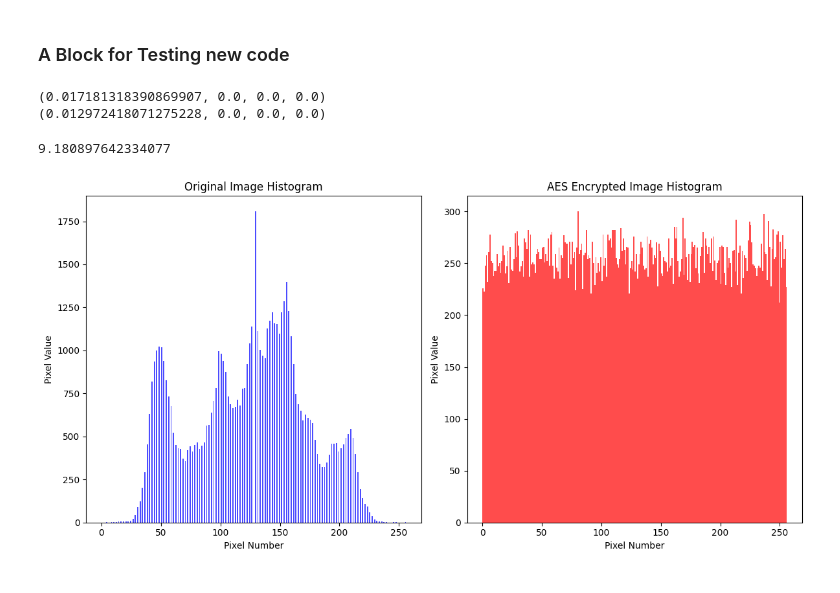
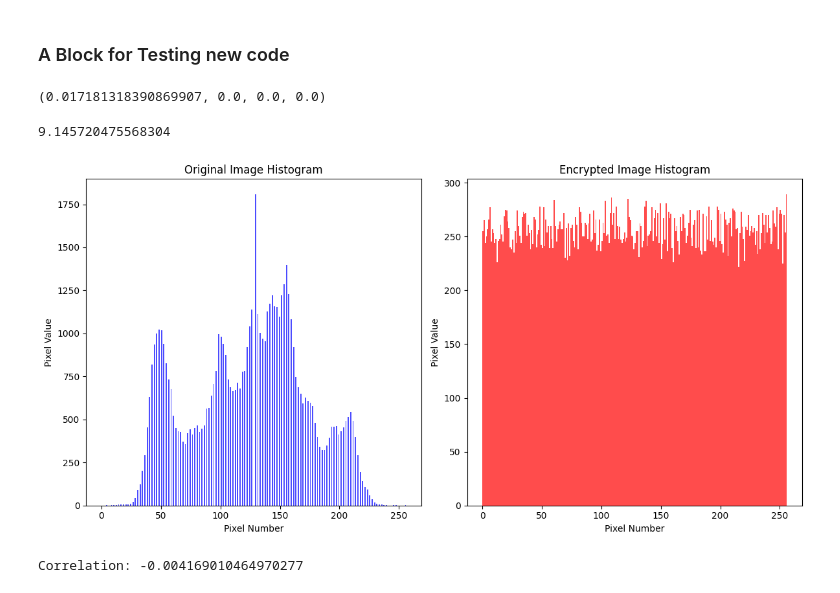
Before and after one commit to Hydra-Slayer/Image-encryption-using-Chaotic-Map, a Jupyter notebook: Project1.ipynb, the cells around one changed output. Drawn from its saved outputs; the diff is of its cells as text; code cells hidden in the pictures.

```diff
--- a/Project1.ipynb
+++ b/Project1.ipynb
@@ -354,13 +298,13 @@ def getSSISM(I1, I2):
     return ssim
 
 image_mat1,shape1 = flatten_image('lena_grayscale.png')
-image_mat3,shape3 = flatten_image('aes_encrypted_image.png')
 image_mat2,shape2 = flatten_image('xor_first_time.png')
 print(getSSISM(image_mat1,image_mat2))
-print(getSSISM(image_mat1,image_mat3))
+
+# image_mat3,shape3 = flatten_image('aes_encrypted_image.png')
+# print(getSSISM(image_mat1,image_mat3))
 # %% [output]
 (0.017181318390869907, 0.0, 0.0, 0.0)
-(0.012972418071275228, 0.0, 0.0, 0.0)
 # %%
 import cv2
 import numpy as np
@@ -394,12 +338,12 @@ def getPSNR(I1, I2):
 
 # Load and compare images
 image_mat1, shape1 = flatten_image('lena_grayscale.png')
-image_mat2, shape2 = flatten_image('aes_encrypted_image.png')
+image_mat2, shape2 = flatten_image('xor_first_time.png')
 
 # Compute PSNR
 print(getPSNR(image_mat1, image_mat2))
 # %% [output]
-9.180897642334077
+9.145720475568304
 # %%
 def plot_histograms(original_image_path, encrypted_image_path):
     """
@@ -412,33 +356,78 @@ def plot_histograms(original_image_path, encrypted_image_path):
     # Load the original image and convert to grayscale
     original_image = Image.open(original_image_path).convert('L')
     original_image_array = np.array(original_image)
 
     # Load the encrypted image and convert to grayscale
     encrypted_image = Image.open(encrypted_image_path).convert('L')
     encrypted_image_array = np.array(encrypted_image)
 
     # Plot histograms
     plt.figure(figsize=(12, 6))
 
     # Original image histogram
     plt.subplot(1, 2, 1)
     plt.hist(original_image_array.flatten(), bins=256, range=(0, 256), color='blue', alpha=0.7)
     plt.title('Original Image Histogram')
     plt.xlabel('Pixel Number')
     plt.ylabel('Pixel Value')
 
     # Encrypted image histogram
     plt.subplot(1, 2, 2)
     plt.hist(encrypted_image_array.flatten(), bins=256, range=(0, 256), color='red', alpha=0.7)
-    plt.title('AES Encrypted Image Histogram')
+    plt.title('Encrypted Image Histogram')
     plt.xlabel('Pixel Number')
     plt.ylabel('Pixel Value')
 
     # Show the histograms
     plt.tight_layout()
     plt.show()
 
 # Example usage
-plot_histograms('lena_grayscale.png', 'aes_encrypted_image.png')
+plot_histograms('lena_grayscale.png', 'xor_first_time.png')
 # %% [output]
-[figure, old version]
+[figure, new version]
+# %%
+import numpy as np
+from PIL import Image
+
+def compute_correlation(image1_path, image2_path):
+    """
+    Compute the Pearson correlation coefficient between two grayscale images.
+
+    Parameters:
+    - image1_path: Path to the first image (original).
+    - image2_path: Path to the second image (encrypted).
+
+    Returns:
+    - correlation: Pearson correlation coefficient between the two images.
+    """
+    # Flatten both images using the provided flatten_image function
+    image1_flattened, _ = flatten_image(image1_path)
+    image2_flattened, _ = flatten_image(image2_path)
+
+    # Calculate the means of both flattened images
+    mean1 = np.mean(image1_flattened)
+    mean2 = np.mean(image2_flattened)
+
+    # Compute the numerator of the Pearson correlation formula
+    numerator = np.sum((image1_flattened - mean1) * (image2_flattened - mean2))
+
+    # Compute the denominator
+    denominator = np.sqrt(np.sum((image1_flattened - mean1) ** 2) * np.sum((image2_flattened - mean2) ** 2))
+
+    # Avoid division by zero
+    if denominator == 0:
+        return 0
+
+    # Compute the Pearson correlation coefficient
+    correlation = numerator / denominator
+
+    return correlation
+
+# Example usage:
+original_image = 'lena_grayscale.png'
+encrypted_image = 'xor_first_time.png'
+correlation_value = compute_correlation(original_image, encrypted_image)
+print(f"Correlation: {correlation_value}")
+# %% [output]
+Correlation: -0.004169010464970277
```
Also changed, not shown: parts of 11 cells of this notebook.
